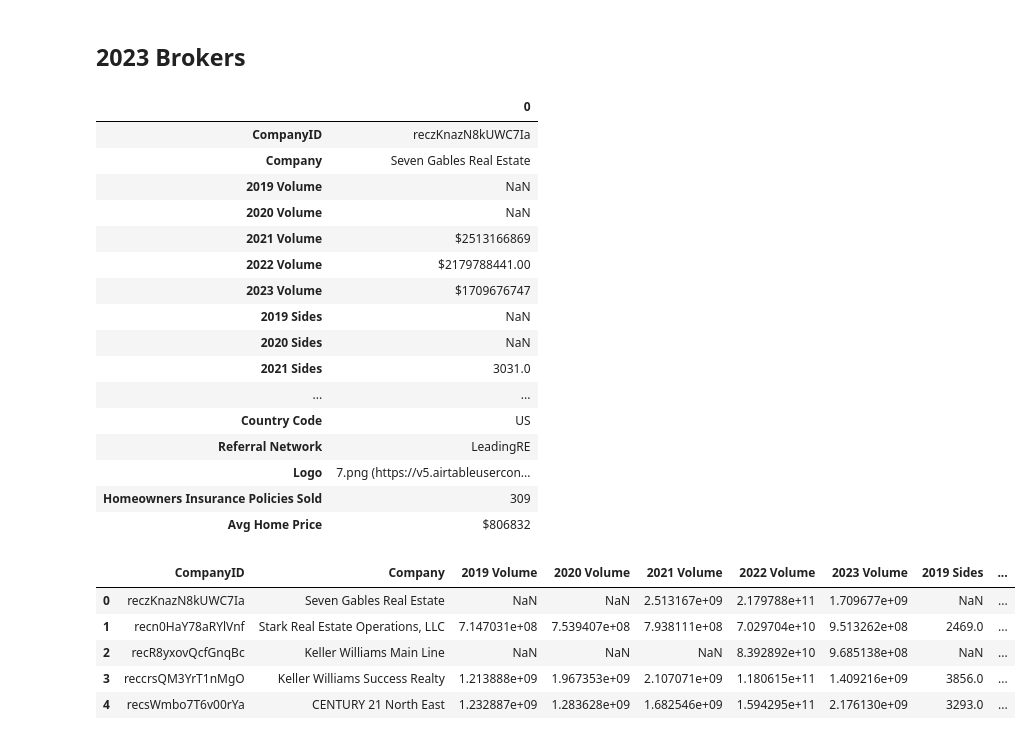
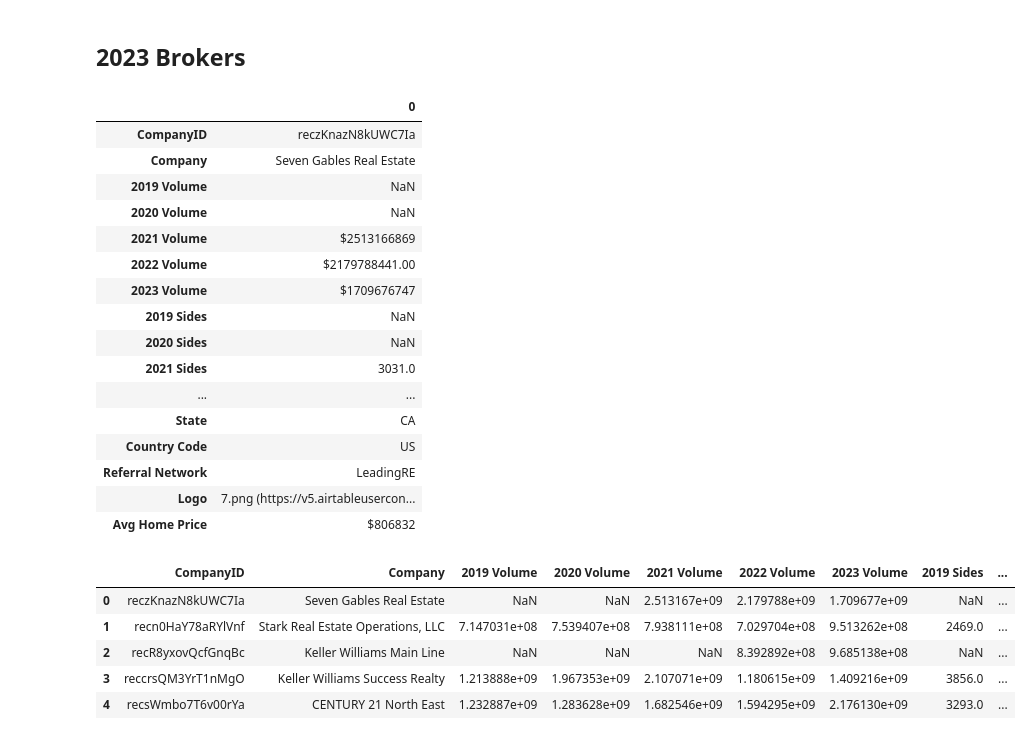
Before and after one commit to altos-research/housingwire-rt, a Jupyter notebook: DataCleaning.ipynb, the cells around one changed output. Saved outputs shown, nothing was run; the diff lists cells and outputs as text; code cells hidden in the pictures.

```diff
--- a/DataCleaning.ipynb
+++ b/DataCleaning.ipynb
@@ -150,7 +150,8 @@ df.drop(columns=[
     'Mortgage Loan Transactions', 'Mortgage Loan Volume',
     'Title Policies & Services Transactions', 'Title Policies & Services Volume',
     'Home Warranty Policies Sold',
-    'Escrow Policies Sold'
+    'Escrow Policies Sold',
+    'Homeowners Insurance Policies Sold'
 ], inplace=True)
 # %%
 df.head(1).T
@@ -167,23 +168,23 @@ df.head(1).T
 | 2020 Sides | NaN |
 | 2021 Sides | 3031.0 |
 | ... | ... |
+| State | CA |
 | Country Code | US |
 | Referral Network | LeadingRE |
 | Logo | 7.png (https://v5.airtableusercon... |
-| Homeowners Insurance Policies Sold | 309 |
 | Avg Home Price | $806832 |
 # %%
-df['Avg Home Price'] = df['Avg Home Price'].str.replace('.','').str.replace(',','').str.replace('$','').astype('int')
+df['Avg Home Price'] = df['Avg Home Price'].str.replace(',','').str.replace('$','').astype('int')
 
 for col in df.columns[(df.columns.str.contains('Volume'))]:
-    df[col] = df[col].str.replace('.','').str.replace(',','').str.replace('$','').astype('float')
+    df[col] = df[col].str.replace(',','').str.replace('$','').astype('float')
 df.head()
 # %% [output]
 |  | CompanyID | Company | 2019 Volume | 2020 Volume | 2021 Volume | 2022 Volume | 2023 Volume | 2019 Sides | ... |
-| 0 | reczKnazN8kUWC7Ia | Seven Gables Real Estate | NaN | NaN | 2.513167e+09 | 2.179788e+11 | 1.709677e+09 | NaN | ... |
-| 1 | recn0HaY78aRYlVnf | Stark Real Estate Operations, LLC | 7.147031e+08 | 7.539407e+08 | 7.938111e+08 | 7.029704e+10 | 9.513262e+08 | 2469.0 | ... |
-| 2 | recR8yxovQcfGnqBc | Keller Williams Main Line | NaN | NaN | NaN | 8.392892e+10 | 9.685138e+08 | NaN | ... |
-| 3 | reccrsQM3YrT1nMgO | Keller Williams Success Realty | 1.213888e+09 | 1.967353e+09 | 2.107071e+09 | 1.180615e+11 | 1.409216e+09 | 3856.0 | ... |
-| 4 | recsWmbo7T6v00rYa | CENTURY 21 North East | 1.232887e+09 | 1.283628e+09 | 1.682546e+09 | 1.594295e+11 | 2.176130e+09 | 3293.0 | ... |
+| 0 | reczKnazN8kUWC7Ia | Seven Gables Real Estate | NaN | NaN | 2.513167e+09 | 2.179788e+09 | 1.709677e+09 | NaN | ... |
+| 1 | recn0HaY78aRYlVnf | Stark Real Estate Operations, LLC | 7.147031e+08 | 7.539407e+08 | 7.938111e+08 | 7.029704e+08 | 9.513262e+08 | 2469.0 | ... |
+| 2 | recR8yxovQcfGnqBc | Keller Williams Main Line | NaN | NaN | NaN | 8.392892e+08 | 9.685138e+08 | NaN | ... |
+| 3 | reccrsQM3YrT1nMgO | Keller Williams Success Realty | 1.213888e+09 | 1.967353e+09 | 2.107071e+09 | 1.180615e+09 | 1.409216e+09 | 3856.0 | ... |
+| 4 | recsWmbo7T6v00rYa | CENTURY 21 North East | 1.232887e+09 | 1.283628e+09 | 1.682546e+09 | 1.594295e+09 | 2.176130e+09 | 3293.0 | ... |
 # %%
 df.to_excel('./cleaned/CleanedSubmissions.xlsx', index=False)
```
Also changed, not shown: parts of 1 cell of this notebook.
